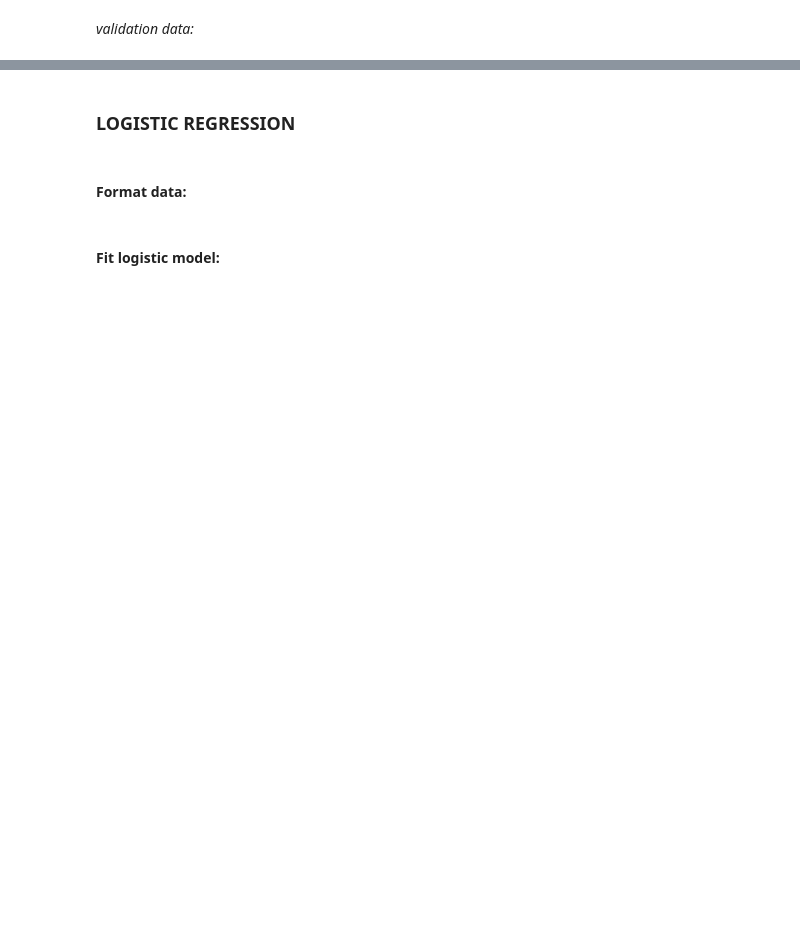
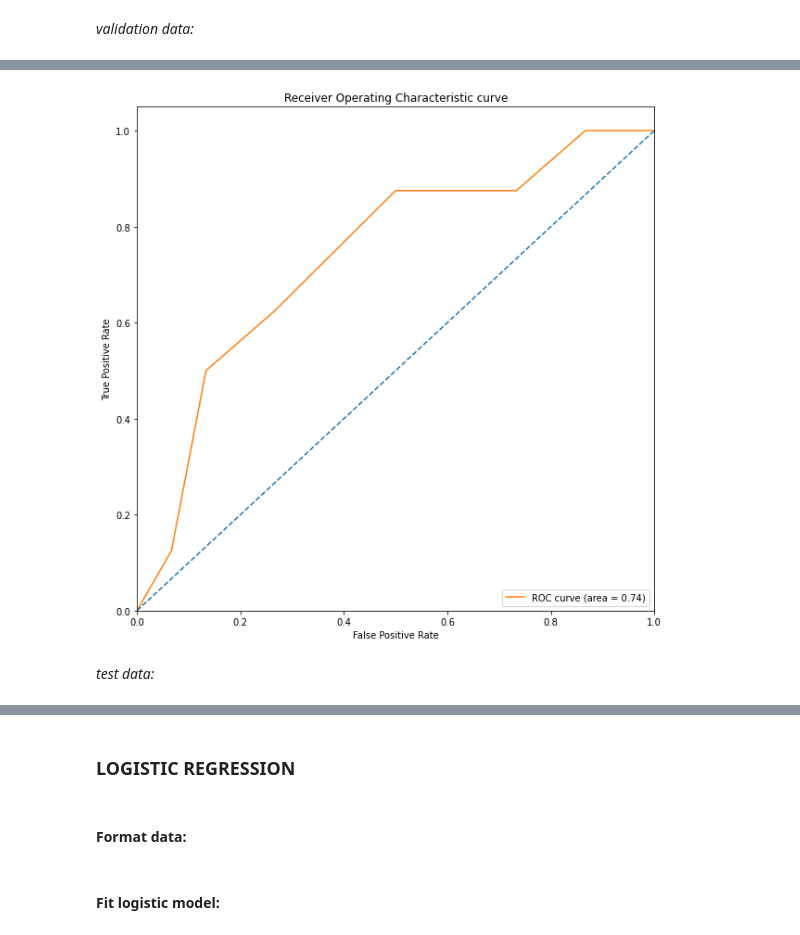
Before and after one commit to michabirklbauer/protein_docking, a Jupyter notebook: data/soluble_epoxide_hydrolase/scoring/scoring.ipynb, the cells around one changed output, grey strips where cells are left out. Drawn from its saved outputs; the diff is of its cells as text; code cells hidden in the pictures; blank space fills up the shorter version.

```diff
--- a/data/soluble_epoxide_hydrolase/scoring/scoring.ipynb
+++ b/data/soluble_epoxide_hydrolase/scoring/scoring.ipynb
@@ -298,0 +292,7 @@ Strategy 4:  {'Ya': 0.5, 'EF': 2.375, 'REF': 50.0}
+# %%
+roc = get_metrics(val_result_strat1, 7)["ROC"]
+plot_ROC_curve(roc["fpr"], roc["tpr"], filename = "results/ROC_val_strat1.png");
+# %% [output]
+[figure, added]
+# %% [markdown]
+*test data:*
```
Also changed, not shown: parts of 18 cells of this notebook, 7 other files.
